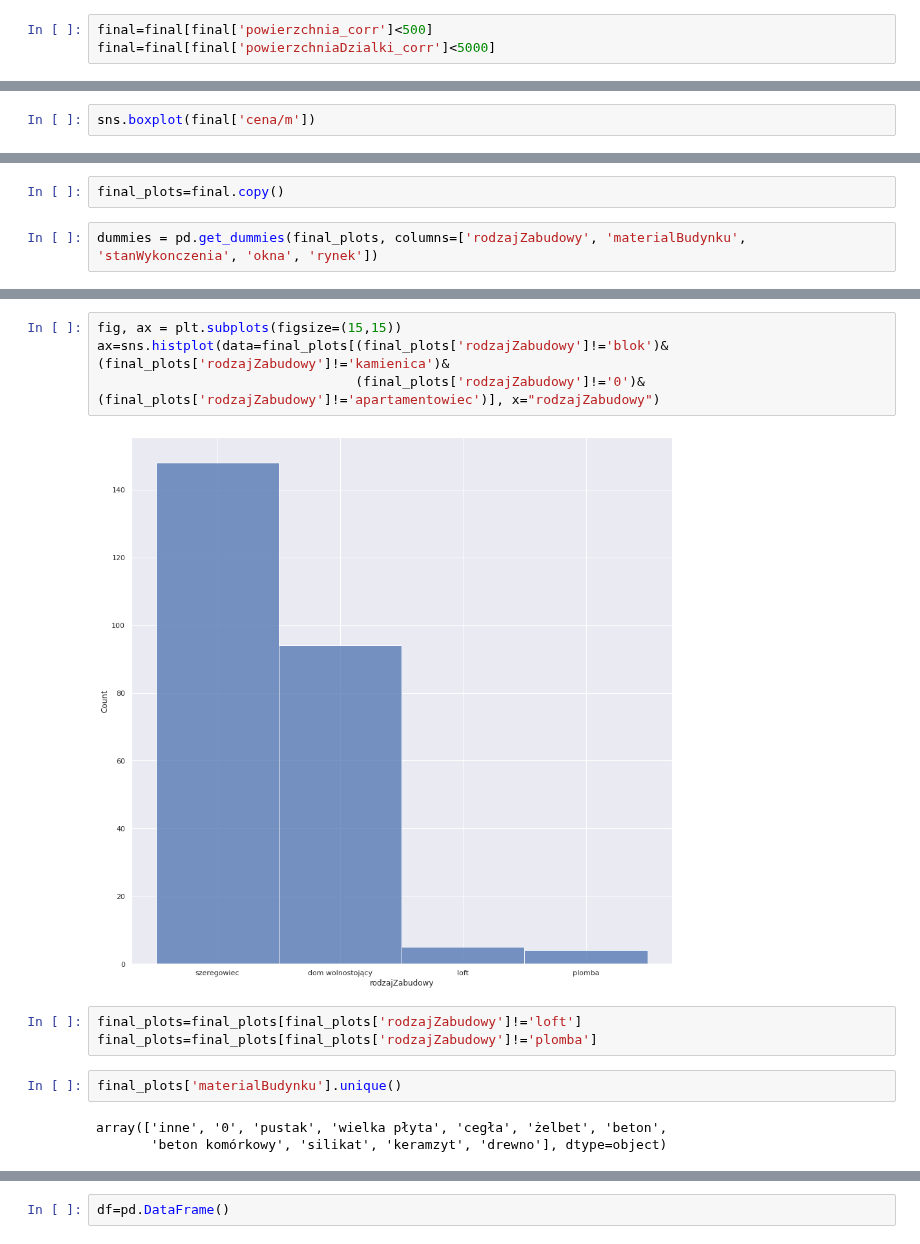
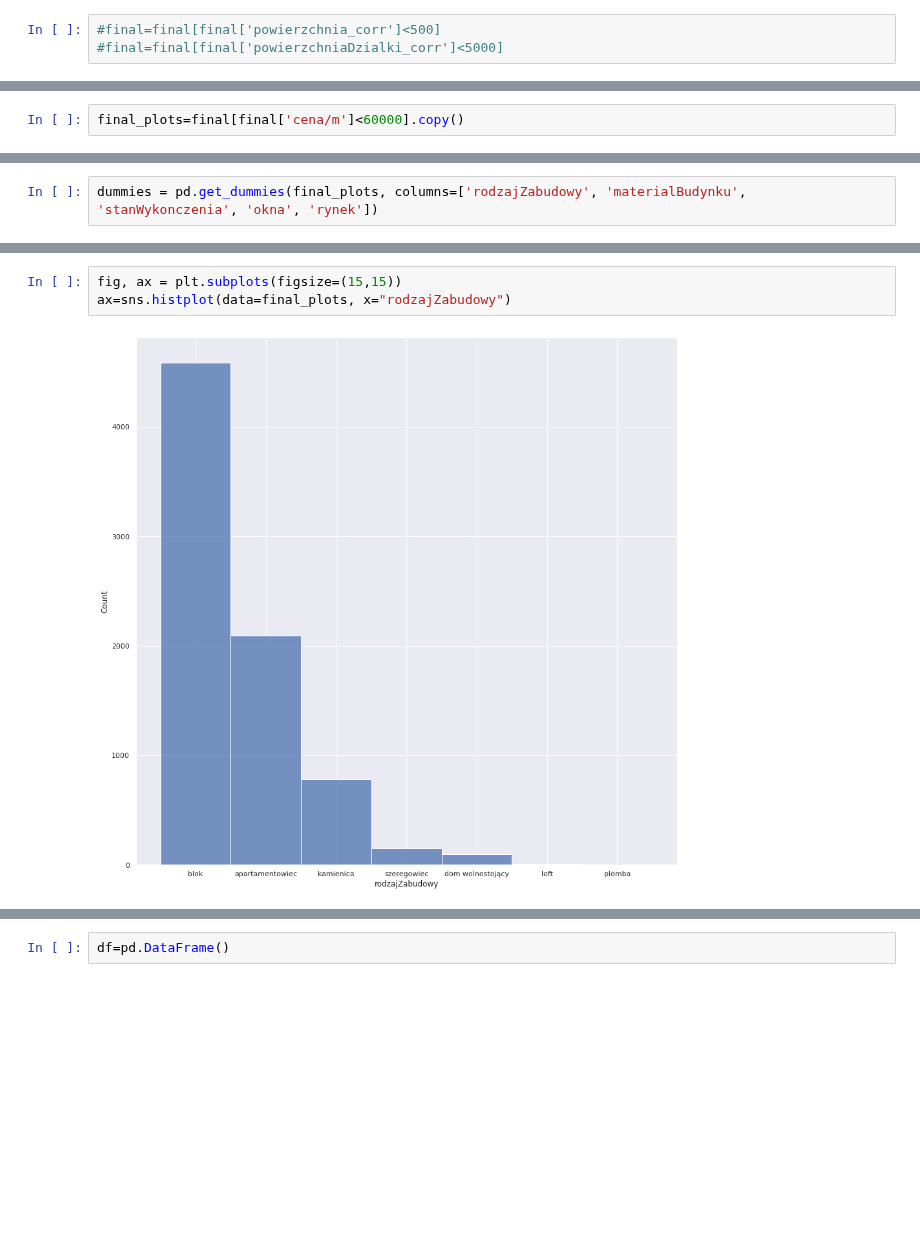
Before and after one commit to KacperGrodecki/Masovian-real-estate, a Jupyter notebook: mazowieckie_colab_rysunki_mieszkania_i_analiza_wczytanie_pliku.ipynb, the cells around one changed output, grey strips where cells are left out. Drawn from its saved outputs; the diff is of its cells as text; blank space fills up the shorter version.

```diff
--- a/mazowieckie_colab_rysunki_mieszkania_i_analiza_wczytanie_pliku.ipynb
+++ b/mazowieckie_colab_rysunki_mieszkania_i_analiza_wczytanie_pliku.ipynb
@@ -98,3 +108,3 @@ final.head()
 # %%
-final=final[final['powierzchnia_corr']<500]
-final=final[final['powierzchniaDzialki_corr']<5000]
+#final=final[final['powierzchnia_corr']<500]
+#final=final[final['powierzchniaDzialki_corr']<5000]
@@ -113,2 +127,2 @@ Pass the following variable as a keyword arg: x. From version 0.12, the only val
 # %%
-sns.boxplot(final['cena/m'])
+final_plots=final[final['cena/m']<60000].copy()
@@ -119,4 +129,2 @@ Pass the following variable as a keyword arg: x. From version 0.12, the only val
-# %%
-final_plots=final.copy()
 # %%
 dummies = pd.get_dummies(final_plots, columns=['rodzajZabudowy', 'materialBudynku', 'stanWykonczenia', 'okna', 'rynek'])
@@ -139,14 +157,5 @@ array(['blok', 'apartamentowiec', '0', 'kamienica', 'szeregowiec',
 # %%
 fig, ax = plt.subplots(figsize=(15,15))
-ax=sns.histplot(data=final_plots[(final_plots['rodzajZabudowy']!='blok')&(final_plots['rodzajZabudowy']!='kamienica')&
-                                 (final_plots['rodzajZabudowy']!='0')&(final_plots['rodzajZabudowy']!='apartamentowiec')], x="rodzajZabudowy")
+ax=sns.histplot(data=final_plots, x="rodzajZabudowy")
 # %% [output]
-[figure, old version]
+[figure, new version]
-# %%
-final_plots=final_plots[final_plots['rodzajZabudowy']!='loft']
-final_plots=final_plots[final_plots['rodzajZabudowy']!='plomba']
-# %%
-final_plots['materialBudynku'].unique()
-# %% [output]
-array(['inne', '0', 'pustak', 'wielka płyta', 'cegła', 'żelbet', 'beton',
-       'beton komórkowy', 'silikat', 'keramzyt', 'drewno'], dtype=object)
```
Also changed, not shown: parts of 51 cells of this notebook.
